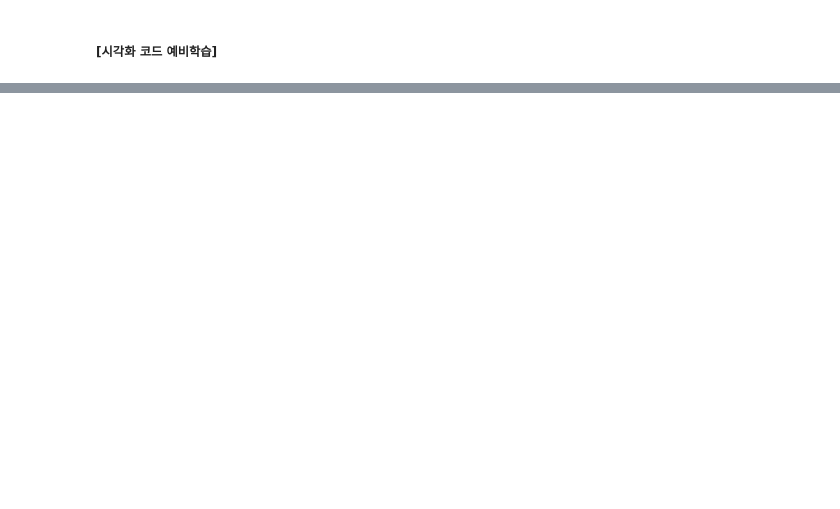
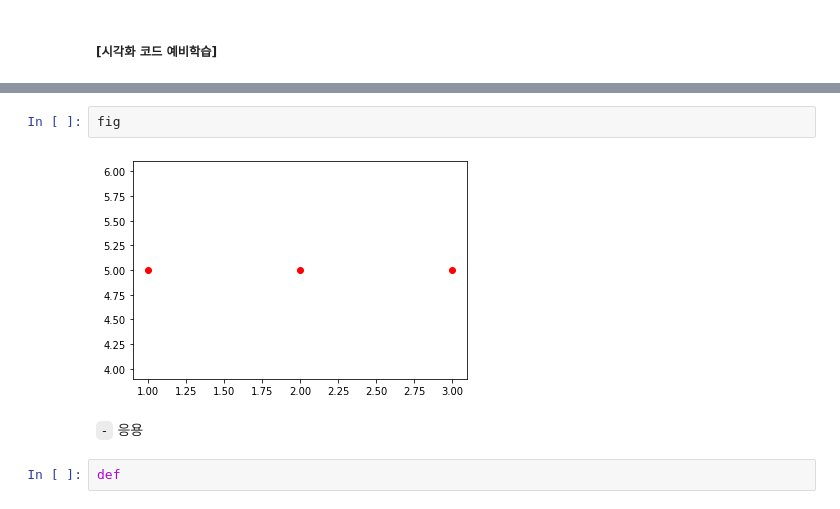
Before and after one commit to kimha02/ham, a Jupyter notebook: _notebooks/2022_03_28_(4주차)_3월28일.ipynb, the cells around one changed output, grey strips where cells are left out. Cells and saved outputs as stored; diff of their text form; blank space fills up the shorter version.

```diff
--- a/_notebooks/2022_03_28_(4주차)_3월28일.ipynb
+++ b/_notebooks/2022_03_28_(4주차)_3월28일.ipynb
@@ -296,0 +435,8 @@ $\to$ 음/양수에 따라서 방향을, 절댓값 크기에 따라 보폭 크
+# %%
+fig
+# %% [output]
+[figure, added]
+# %% [markdown]
+`-` 응용
+# %%
+def
```
Also changed, not shown: parts of 48 cells of this notebook.
